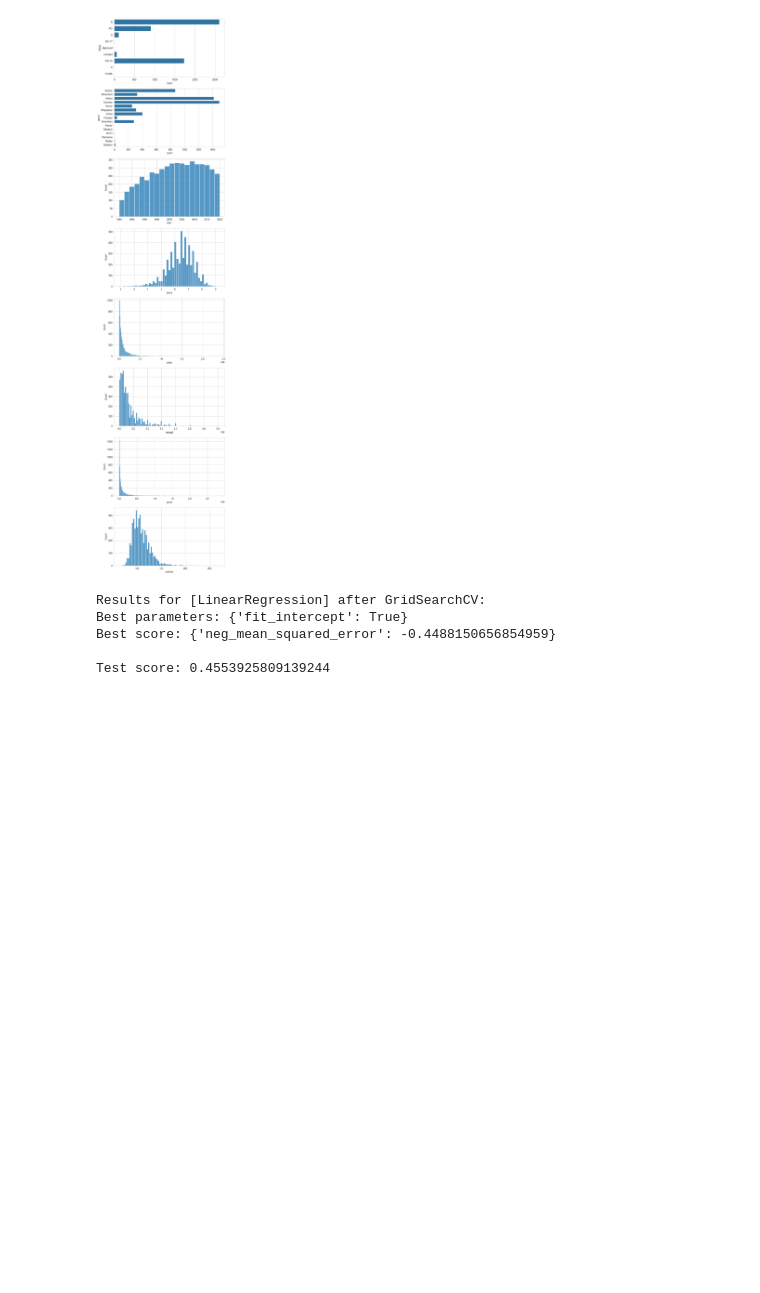
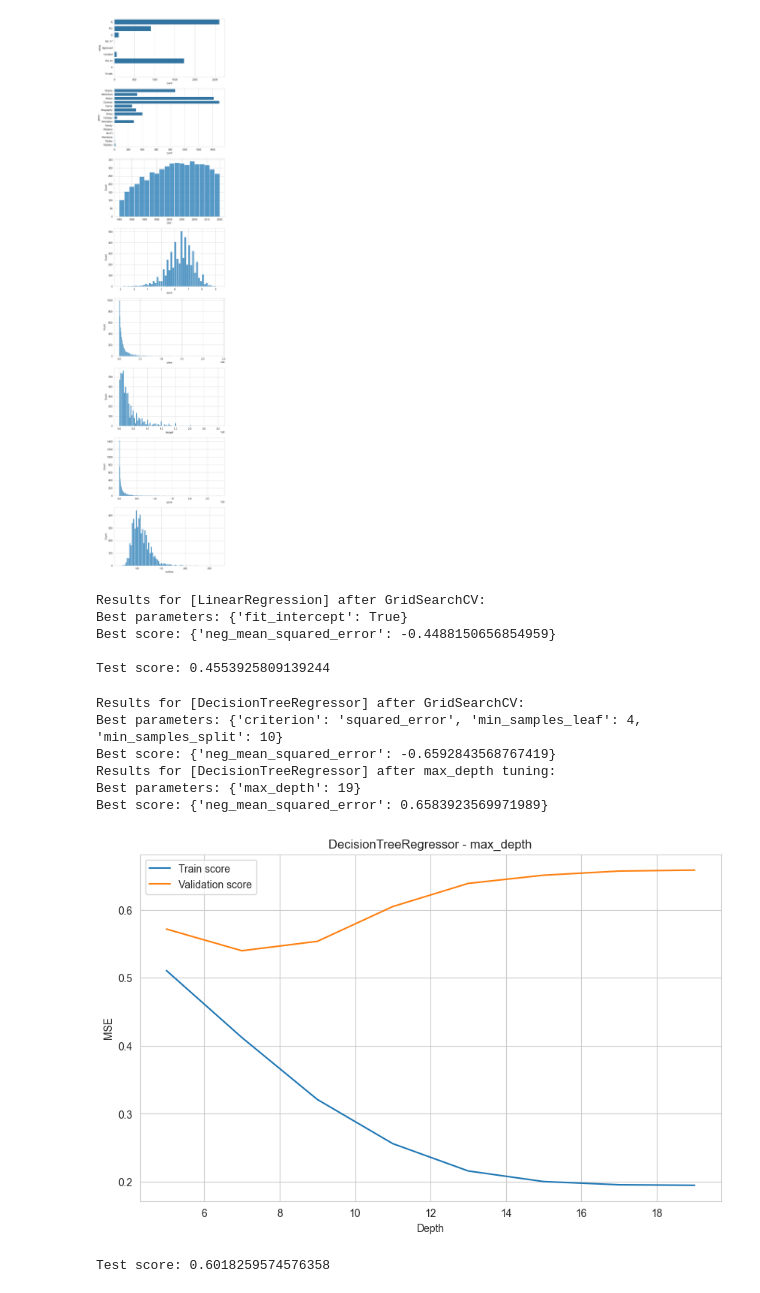
Before and after one commit to giosteh/ProgettoICon-MovieIndustryInsider, a Jupyter notebook: source/supervised.ipynb, the cells around one changed output. Saved outputs shown, nothing was run; the diff lists cells and outputs as text; code cells hidden in the pictures; blank space fills up the shorter version.

```diff
--- a/source/supervised.ipynb
+++ b/source/supervised.ipynb
@@ -121,10 +121,9 @@ def tune_model(model, model_name, X, y, cv=5,
 
             best_model, best_param, best_score, scores = find_best_model(current_model, X, y,
                                                                          param, cv_params[param],
-                                                                         cv=cv, scoring=cv_metric)
+                                                                         cv=cv, metric=cv_metric)
 
             if verbose:
-                cv_metric = cv_metric.replace('neg_', '') if 'neg_' in cv_metric else cv_metric
                 print(f'Results for [{model_name}] after {param} tuning:')
                 print(f'Best parameters: {{\'{param}\': {best_param}}}')
                 print(f'Best score: {{\'{cv_metric}\': {best_score}}}')
@@ -185,3 +184,32 @@ Best parameters: {'fit_intercept': True}
 Best score: {'neg_mean_squared_error': -0.4488150656854959}
 
 Test score: 0.4553925809139244
+# %%
+# addestramento e tuning del DecisionTreeRegressor
+
+model = DecisionTreeRegressor()
+
+params = {
+    'criterion': ['squared_error', 'friedman_mse'],
+    'min_samples_split': [2, 5, 10],
+    'min_samples_leaf': [1, 2, 4],
+}
+
+best_model = tune_model(model, 'DecisionTreeRegressor', X_train, y_train, cv=5,
+                        grid_params=params, grid_metrics=['neg_mean_squared_error'],
+                        cv_params={'max_depth': [d for d in range(5, 20, 2)]}, cv_metric='neg_mean_squared_error', verbose=True, plot=True,
+                        xlabel='Depth', ylabel='MSE')
+
+best_model.fit(X_train, y_train)
+y_pred = best_model.predict(X_test)
+
+print(f'\nTest score: {mean_squared_error(y_test, y_pred)}')
+# %% [output]
+Results for [DecisionTreeRegressor] after GridSearchCV:
+Best parameters: {'criterion': 'squared_error', 'min_samples_leaf': 4, 'min_samples_split': 10}
+Best score: {'neg_mean_squared_error': -0.6592843568767419}
+Results for [DecisionTreeRegressor] after max_depth tuning:
+Best parameters: {'max_depth': 19}
+Best score: {'neg_mean_squared_error': 0.6583923569971989}
+[figure, added]
+Test score: 0.6018259574576358
```
Also changed, not shown: parts of 8 cells of this notebook.
